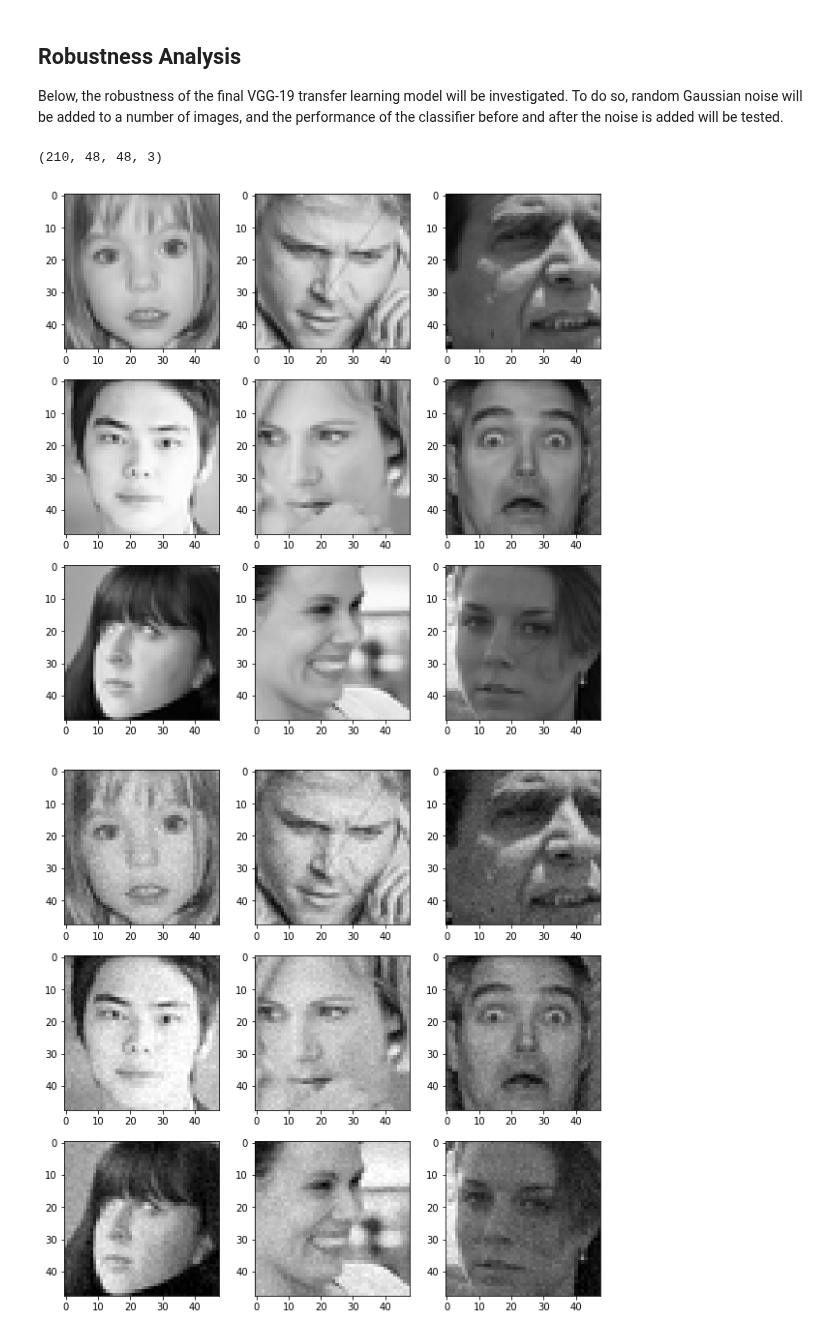
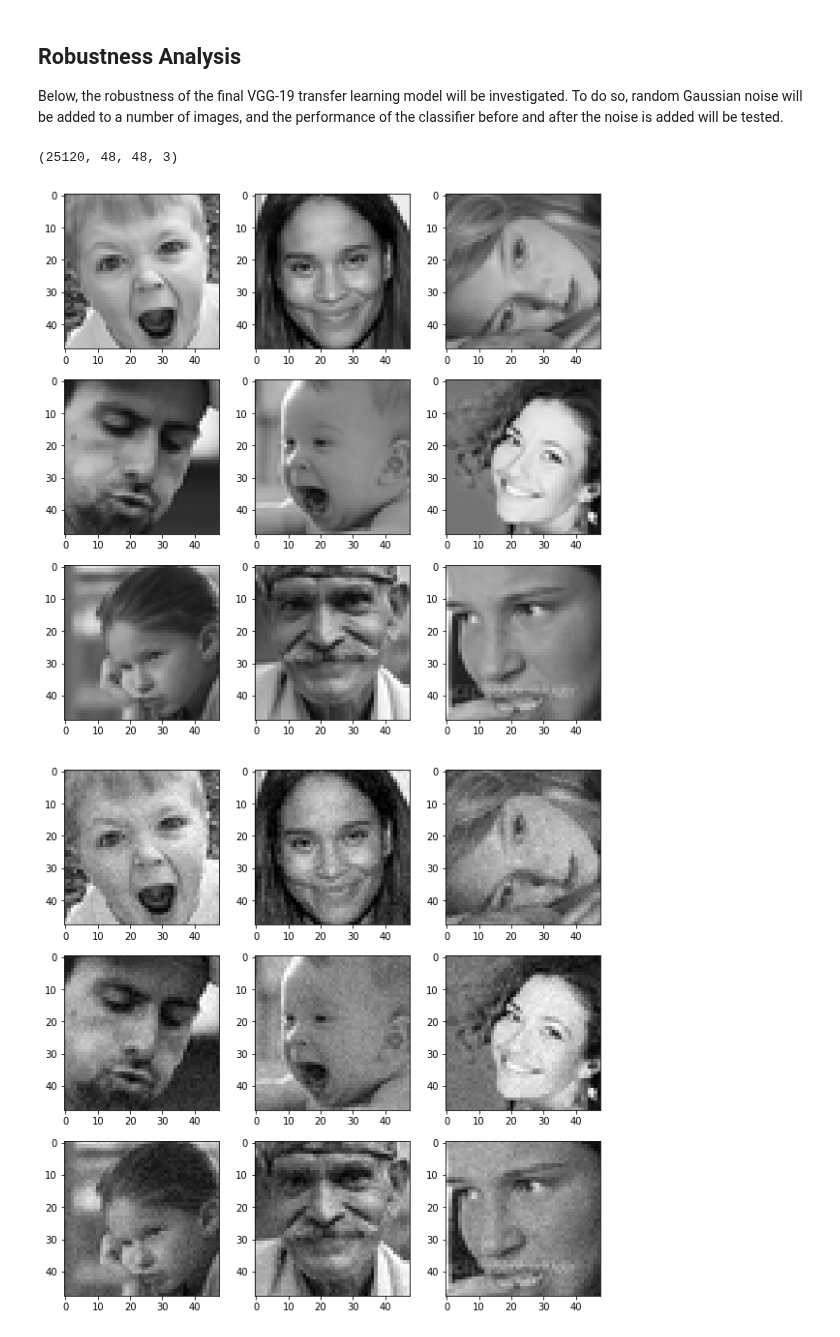
Before and after one commit to chandrasekara/Neural-Network-Facial-Expression-Classifier, a Jupyter notebook: capstone/analysis.ipynb, the cells around one changed output. Drawn from its saved outputs; the diff is of its cells as text; code cells hidden in the pictures.

```diff
--- a/capstone/analysis.ipynb
+++ b/capstone/analysis.ipynb
@@ -38,8 +38,8 @@ The dataset can be obtained from [here](https://www.kaggle.com/c/challenges-in-r
 
 Below, Pandas is used to read the input data into a Data Frame
 # %%
-use_section_data = True
-smaller_section_data = True
+use_section_data = False
+smaller_section_data = False
 
 if use_section_data:
     data = pd.read_csv("section_fer2013.csv")
@@ -673,8 +659,8 @@ for i in range(num_rows*num_columns):
     ax = fig.add_subplot(num_rows,num_columns,i + 1)
     ax.imshow(samples[seed_number + i])
 # %% [output]
-(210, 48, 48, 3)
+(25120, 48, 48, 3)
-[figure, old version]
+[figure, new version]
 # %%
 def add_noise(samples, number_of_images, std_dev=0.025, seed_number=0):
     for i in range(number_of_images):
@@ -693,17 +679,20 @@ def add_noise(samples, number_of_images, std_dev=0.025, seed_number=0):
 # %%
 # visualize the effect of adding a small amount of gaussian noise to the samples
 
 samples_noise = np.copy(train_tensors_transf)
 
 fig = plt.figure(figsize=(10, 10))
 
-samples_noise = add_noise(samples_noise, num_rows*num_columns)
+# Change this value to get varying noise
+noise_std_dev = 0.025
+
+samples_noise = add_noise(samples_noise, num_rows*num_columns, std_dev = noise_std_dev)
 
 for i in range(num_rows*num_columns):
     ax = fig.add_subplot(num_rows,num_columns,i + 1)
     ax.imshow(samples_noise[seed_number + i])
 # %% [output]
-[figure, old version]
+[figure, new version]
 # %%
 # add the gaussian noise to each of the test_tensors_transf
 
```
Also changed, not shown: parts of 24 cells of this notebook.
